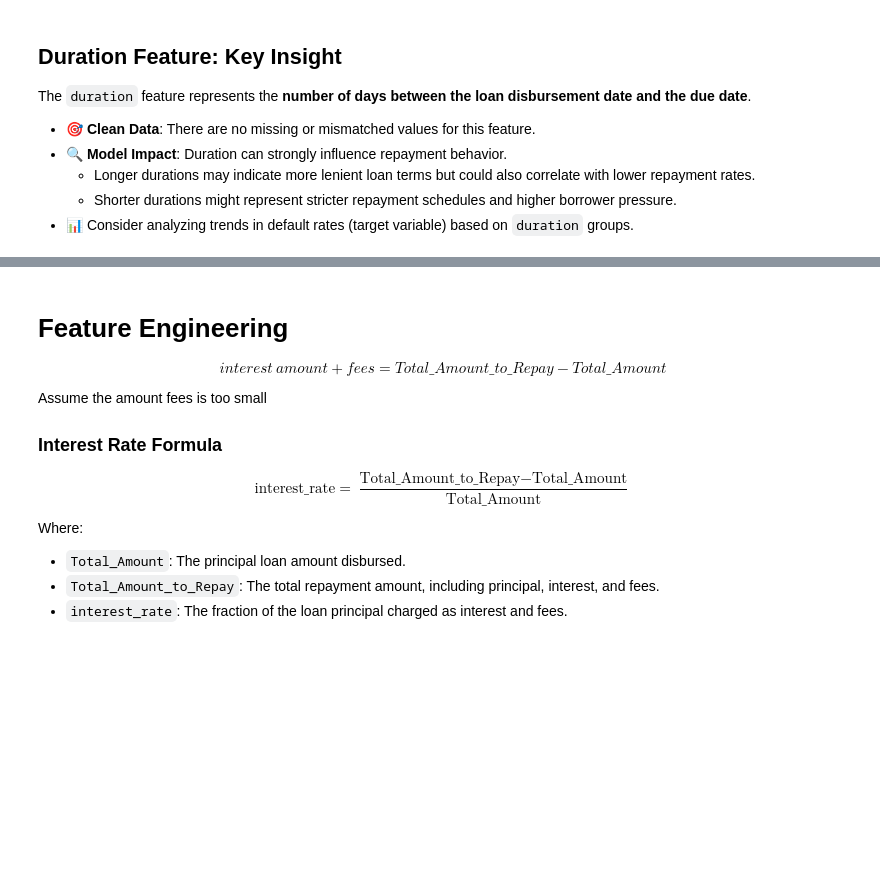
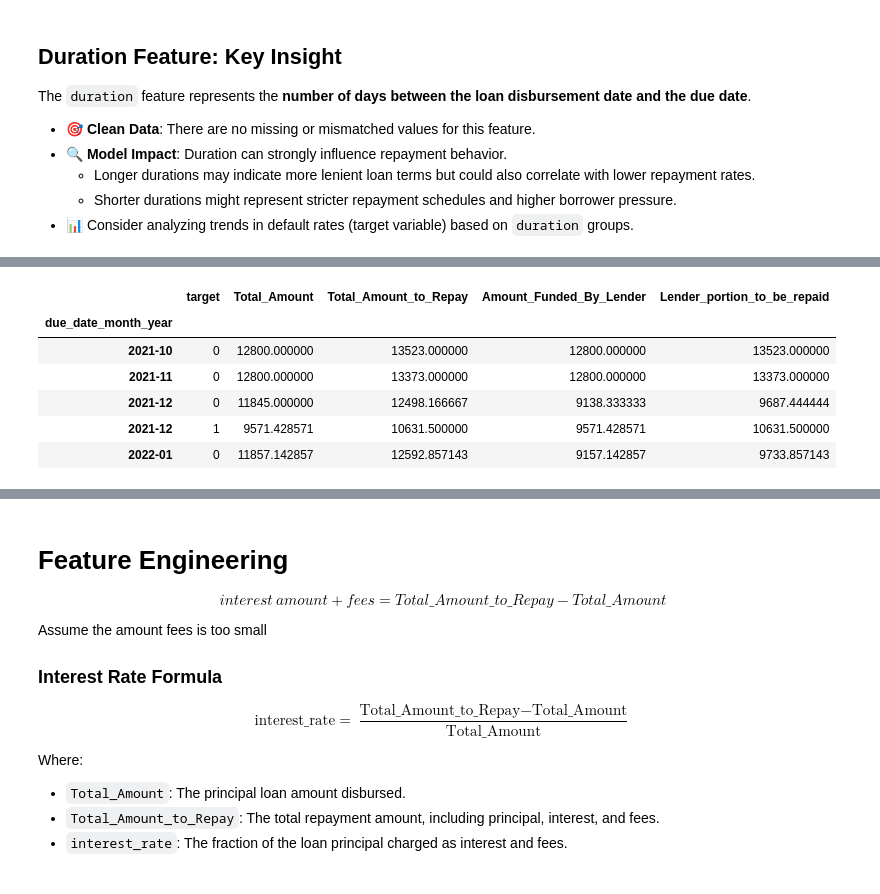
Before and after one commit to segnig/African-Credit-Scoring-Challenge, a Jupyter notebook: eda.ipynb, the cells around one changed output, grey strips where cells are left out. Cells and saved outputs as stored; diff of their text form; code cells hidden in the pictures; blank space fills up the shorter version.

```diff
--- a/eda.ipynb
+++ b/eda.ipynb
@@ -570,0 +599,20 @@ The `duration` feature represents the **number of days between the loan disburse
+# %%
+due_month_year_df = train_copy.groupby(["due_date_month_year", "target"])[float64_features].mean()
+disbursement_month_year_df = train_copy.groupby(["disbursement_date_month_year", "target"])[float64_features].mean()
+
+# set due_date_month_year to index
+due_month_year_df.reset_index(inplace=True)
+disbursement_month_year_df.reset_index(inplace=True)
+
+due_month_year_df.set_index("due_date_month_year", inplace=True)
+disbursement_month_year_df.set_index("disbursement_date_month_year", inplace=True)
+
+due_month_year_df.head()
+# %% [output]
+|  | target | Total_Amount | Total_Amount_to_Repay | Amount_Funded_By_Lender | Lender_portion_to_be_repaid |
+| due_date_month_year |  |  |  |  |  |
+| 2021-10 | 0 | 12800.000000 | 13523.000000 | 12800.000000 | 13523.000000 |
+| 2021-11 | 0 | 12800.000000 | 13373.000000 | 12800.000000 | 13373.000000 |
+| 2021-12 | 0 | 11845.000000 | 12498.166667 | 9138.333333 | 9687.444444 |
+| 2021-12 | 1 | 9571.428571 | 10631.500000 | 9571.428571 | 10631.500000 |
+| 2022-01 | 0 | 11857.142857 | 12592.857143 | 9157.142857 | 9733.857143 |
```
Also changed, not shown: parts of 8 cells of this notebook.
